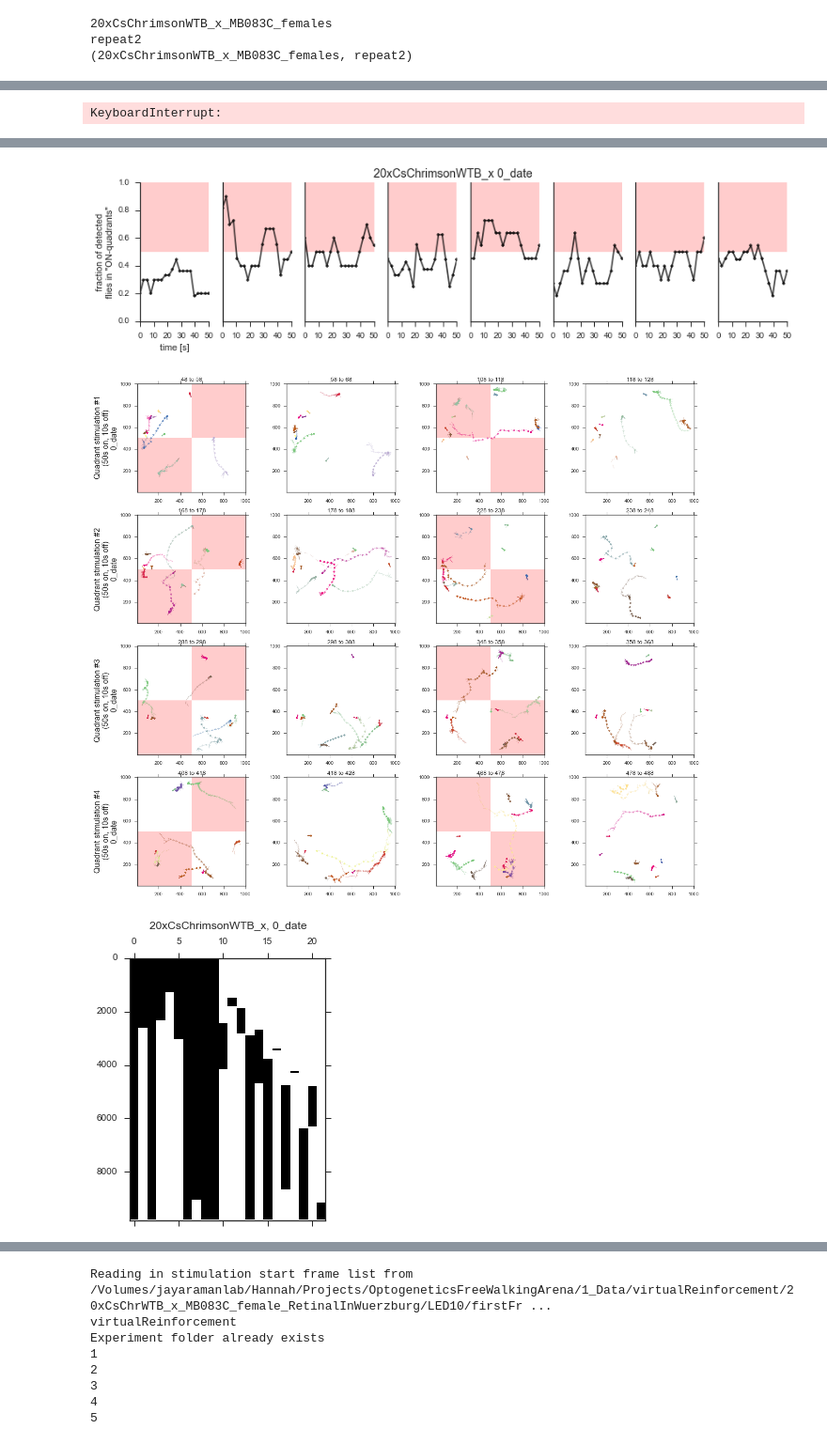
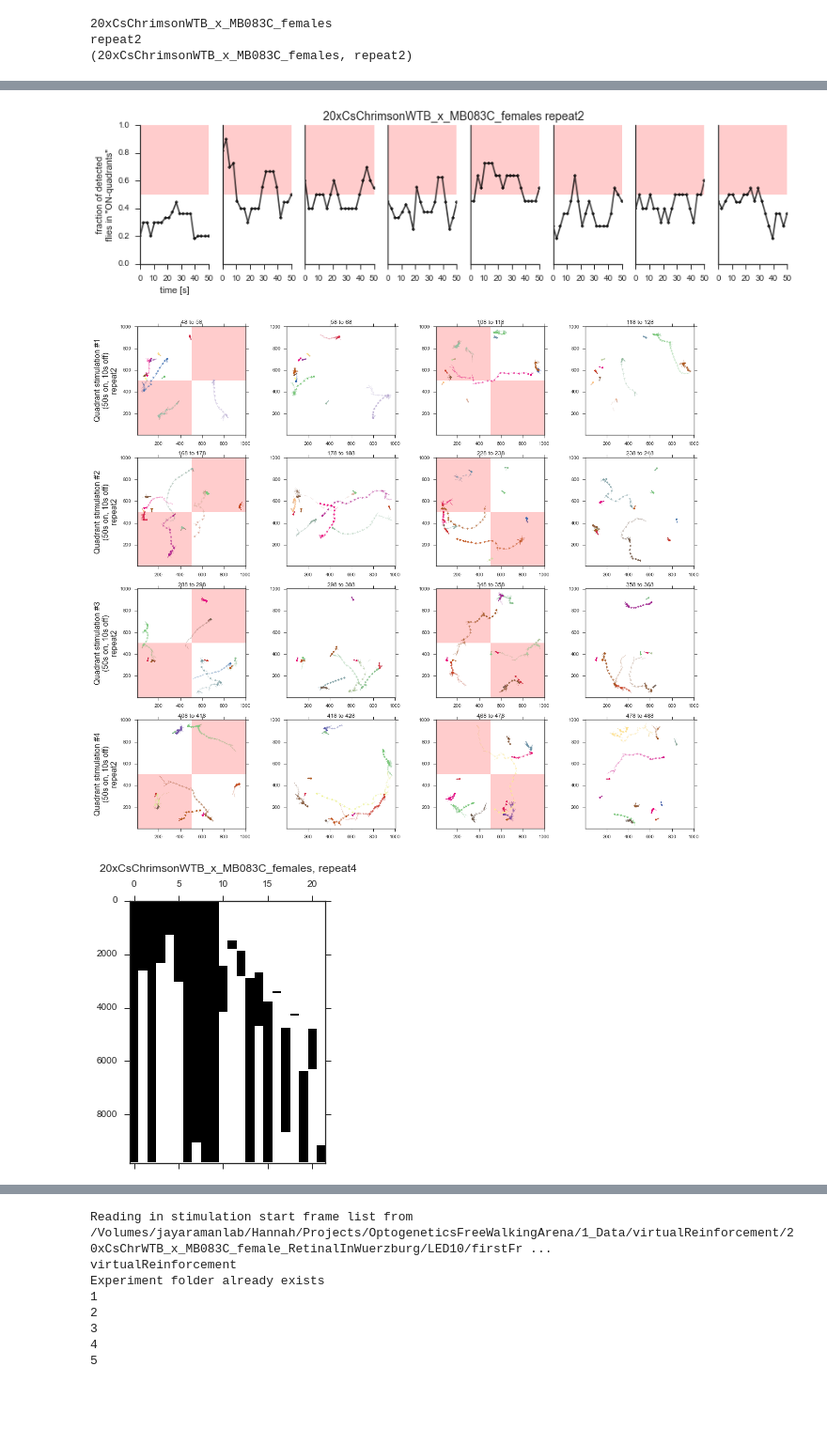
Before and after one commit to hjmh/flyNotebooks, a Jupyter notebook: quadrantAssay/CsChrimson_QuadrantAssayAnalysis_appetitiveTest.ipynb, the cells around one changed output, grey strips where cells are left out. Shown at 94% size. Cells and saved outputs as stored; diff of their text form; code cells hidden in the pictures; blank space fills up the shorter version.

```diff
--- a/quadrantAssay/CsChrimson_QuadrantAssayAnalysis_appetitiveTest.ipynb
+++ b/quadrantAssay/CsChrimson_QuadrantAssayAnalysis_appetitiveTest.ipynb
@@ -85,8 +85,8 @@ for repeat in range(1,len(fileNames)+1):
     #---------------------------------------
     fileNameParts = fileName.split('_')
 
-    genotype = '_'.join(fileNameParts[0:fileNameParts.index('cam')-2])
-    experiment =  '_'.join(fileNameParts[5:7])
+    genotype = '_'.join(fileNameParts[0:3])+'_'+fileNameParts[3][7:]
+    experiment =  fileNameParts[3][1:7]+fileNameParts[3][0]
     expName = '(' + genotype + ', ' + experiment + ')'
 
     print(genotype)
@@ -332 +335,0 @@ Experiment folder already exists
-KeyboardInterrupt:
@@ -335,3 +338,3 @@ KeyboardInterrupt:
-[figure, old version]
+[figure, new version]
 [figure]
-[figure, old version]
+[figure, new version]
```
Also changed, not shown: parts of 1 cell of this notebook.
